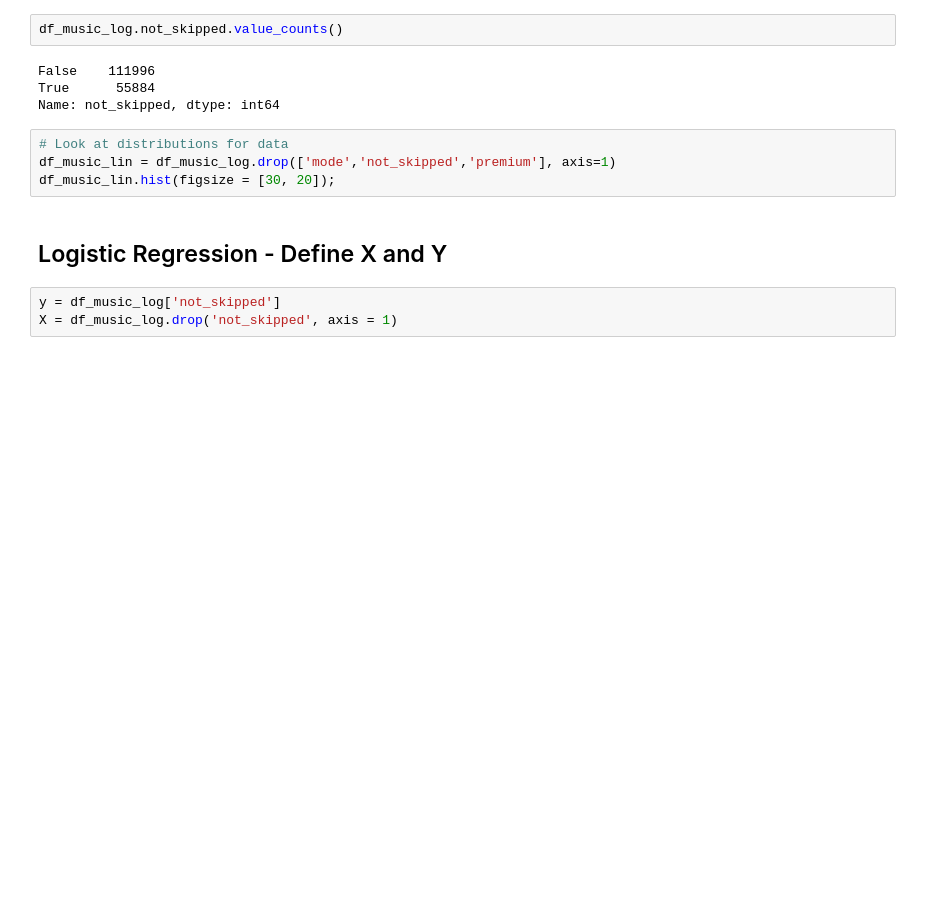
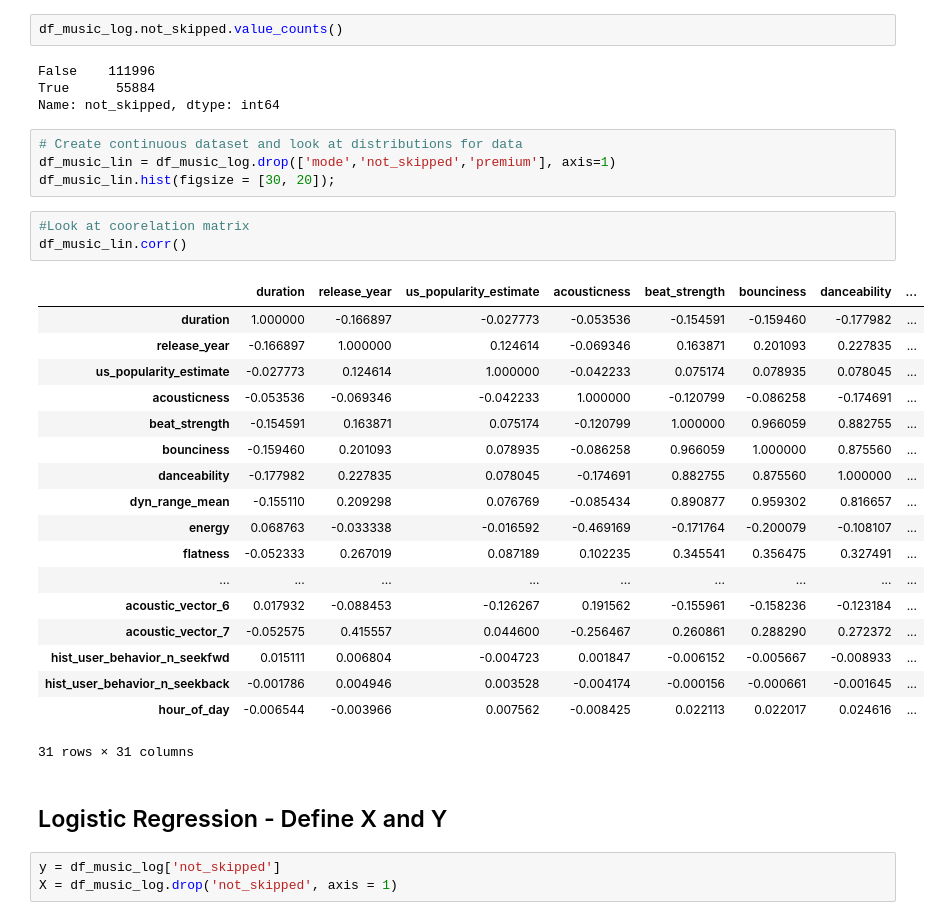
Before and after one commit to chelseapower/dsc-3-final-project-online-ds-pt-011419, a Jupyter notebook: student.ipynb, the cells around one changed output. Saved outputs shown, nothing was run; the diff lists cells and outputs as text; blank space fills up the shorter version.

```diff
--- a/student.ipynb
+++ b/student.ipynb
@@ -206,9 +205,31 @@ False    111996
 True      55884
 Name: not_skipped, dtype: int64
 # %%
-# Look at distributions for data
+# Create continuous dataset and look at distributions for data
 df_music_lin = df_music_log.drop(['mode','not_skipped','premium'], axis=1)
 df_music_lin.hist(figsize = [30, 20]);
+# %%
+#Look at coorelation matrix
+df_music_lin.corr()
+# %% [output]
+|  | duration | release_year | us_popularity_estimate | acousticness | beat_strength | bounciness | danceability | ... |
+| duration | 1.000000 | -0.166897 | -0.027773 | -0.053536 | -0.154591 | -0.159460 | -0.177982 | ... |
+| release_year | -0.166897 | 1.000000 | 0.124614 | -0.069346 | 0.163871 | 0.201093 | 0.227835 | ... |
+| us_popularity_estimate | -0.027773 | 0.124614 | 1.000000 | -0.042233 | 0.075174 | 0.078935 | 0.078045 | ... |
+| acousticness | -0.053536 | -0.069346 | -0.042233 | 1.000000 | -0.120799 | -0.086258 | -0.174691 | ... |
+| beat_strength | -0.154591 | 0.163871 | 0.075174 | -0.120799 | 1.000000 | 0.966059 | 0.882755 | ... |
+| bounciness | -0.159460 | 0.201093 | 0.078935 | -0.086258 | 0.966059 | 1.000000 | 0.875560 | ... |
+| danceability | -0.177982 | 0.227835 | 0.078045 | -0.174691 | 0.882755 | 0.875560 | 1.000000 | ... |
+| dyn_range_mean | -0.155110 | 0.209298 | 0.076769 | -0.085434 | 0.890877 | 0.959302 | 0.816657 | ... |
+| energy | 0.068763 | -0.033338 | -0.016592 | -0.469169 | -0.171764 | -0.200079 | -0.108107 | ... |
+| flatness | -0.052333 | 0.267019 | 0.087189 | 0.102235 | 0.345541 | 0.356475 | 0.327491 | ... |
+| ... | ... | ... | ... | ... | ... | ... | ... | ... |
+| acoustic_vector_6 | 0.017932 | -0.088453 | -0.126267 | 0.191562 | -0.155961 | -0.158236 | -0.123184 | ... |
+| acoustic_vector_7 | -0.052575 | 0.415557 | 0.044600 | -0.256467 | 0.260861 | 0.288290 | 0.272372 | ... |
+| hist_user_behavior_n_seekfwd | 0.015111 | 0.006804 | -0.004723 | 0.001847 | -0.006152 | -0.005667 | -0.008933 | ... |
+| hist_user_behavior_n_seekback | -0.001786 | 0.004946 | 0.003528 | -0.004174 | -0.000156 | -0.000661 | -0.001645 | ... |
+| hour_of_day | -0.006544 | -0.003966 | 0.007562 | -0.008425 | 0.022113 | 0.022017 | 0.024616 | ... |
+31 rows × 31 columns
 # %% [markdown]
 ## Logistic Regression - Define X and Y
 # %%
```
Also changed, not shown: parts of 29 cells of this notebook.
